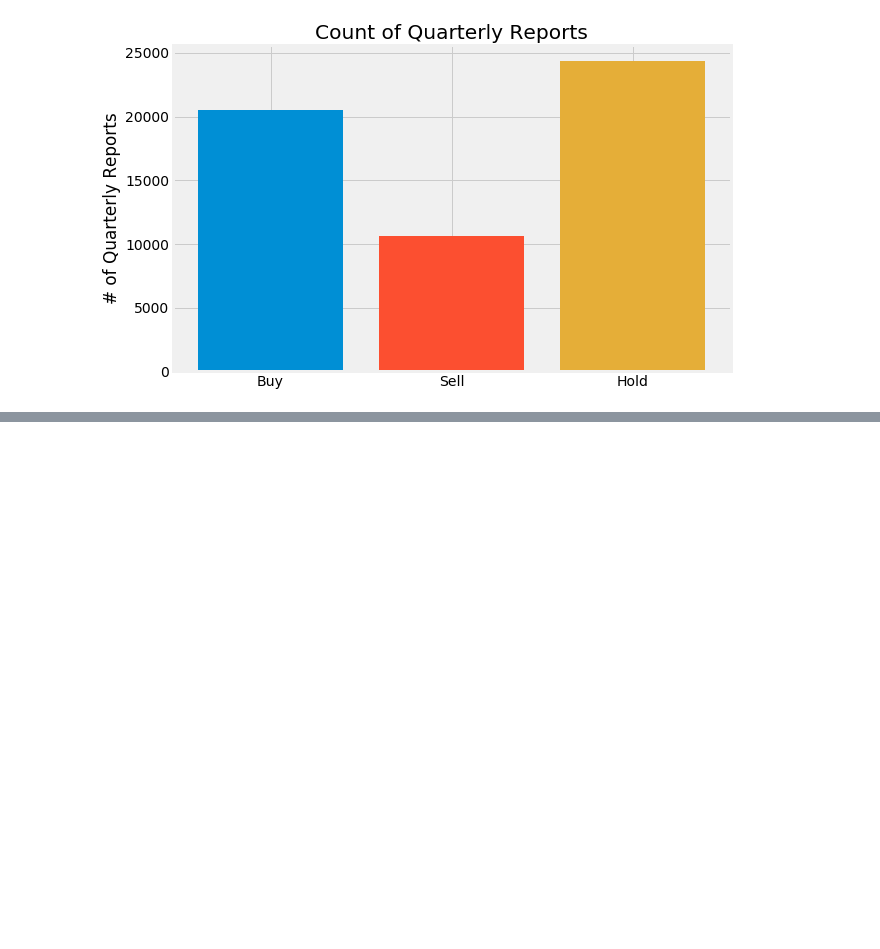
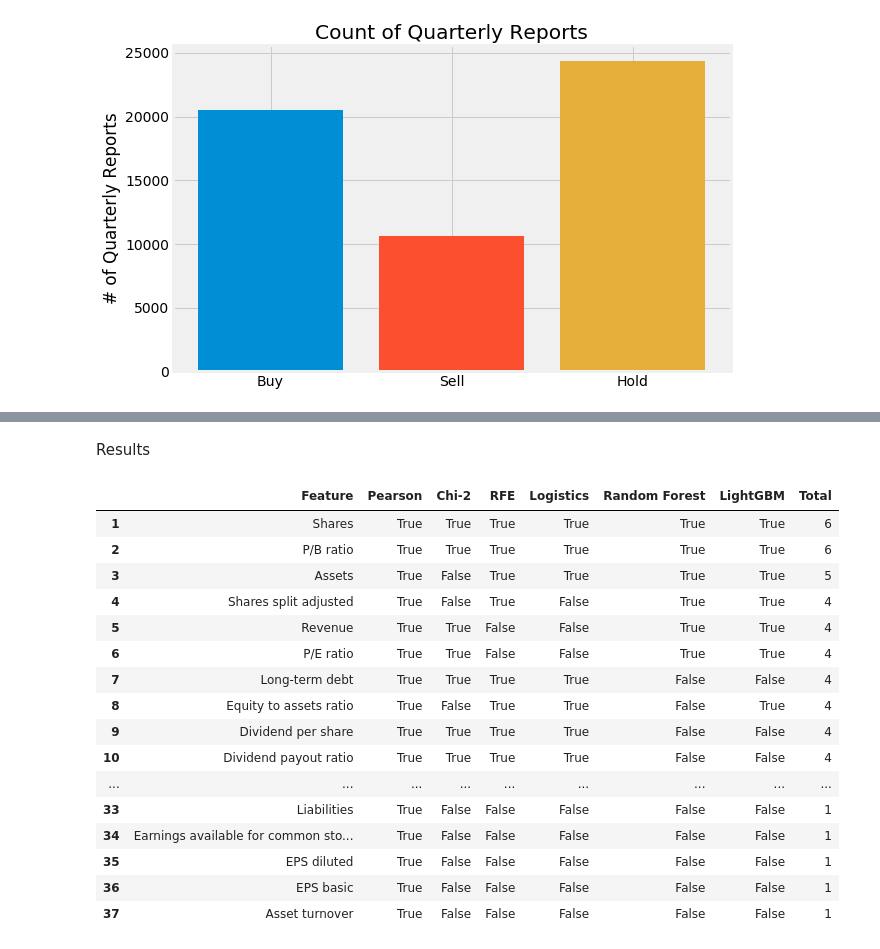
Before and after one commit to 914alexwillett/2020_Rough_Practice, a Jupyter notebook: stockpup_FeatureSelection.ipynb, the cells around one changed output, grey strips where cells are left out. Cells and saved outputs as stored; diff of their text form; code cells hidden in the pictures; blank space fills up the shorter version.

```diff
--- a/stockpup_FeatureSelection.ipynb
+++ b/stockpup_FeatureSelection.ipynb
@@ -122,0 +300,3 @@ plt.show()
+# %%
+embeded_rf_selector = SelectFromModel(RandomForestClassifier(n_estimators=100), max_features=num_feats)
+embeded_rf_selector.fit(X, y)
@@ -122,0 +321,4 @@ plt.show()
+# %%
+embeded_rf_support = embeded_rf_selector.get_support()
+embeded_rf_feature = X.loc[:,embeded_rf_support].columns.tolist()
+print(str(len(embeded_rf_feature)), 'selected features')
@@ -122,0 +350,6 @@ plt.show()
+# %%
+lgbc=LGBMClassifier(n_estimators=500, learning_rate=0.05, num_leaves=32, colsample_bytree=0.2,
+                   reg_alpha=3, reg_lambda=1, min_split_gain=0.01, min_child_weight=40)
+
+embeded_lgb_selector = SelectFromModel(lgbc, max_features=num_feats)
+embeded_lgb_selector.fit(X, y)
@@ -122,0 +372,4 @@ plt.show()
+# %%
+embeded_lgb_support = embeded_lgb_selector.get_support()
+embeded_lgb_feature = X.loc[:,embeded_lgb_support].columns.tolist()
+print(str(len(embeded_lgb_feature)), 'selected features')
@@ -122,0 +396,37 @@ plt.show()
+# %% [markdown]
+Results
+# %%
+pd.set_option('display.max_rows', None)
+# put all selection together
+feature_selection_df = pd.DataFrame({'Feature': feature_name,
+                                    'Pearson': cor_support,
+                                    'Chi-2': chi_support,
+                                    'RFE': rfe_support,
+                                    'Logistics': embeded_lr_support,
+                                    'Random Forest': embeded_rf_support,
+                                    'LightGBM': embeded_lgb_support})
+
+# count the selected times for each feature
+feature_selection_df['Total'] = np.sum(feature_selection_df, axis=1)
+# display top features
+feature_selection_df = feature_selection_df.sort_values(['Total', 'Feature'], ascending=False)
+feature_selection_df.index = range(1, len(feature_selection_df)+1)
+feature_selection_df
+# %% [output]
+|  | Feature | Pearson | Chi-2 | RFE | Logistics | Random Forest | LightGBM | Total |
+| 1 | Shares | True | True | True | True | True | True | 6 |
+| 2 | P/B ratio | True | True | True | True | True | True | 6 |
+| 3 | Assets | True | False | True | True | True | True | 5 |
+| 4 | Shares split adjusted | True | False | True | False | True | True | 4 |
+| 5 | Revenue | True | True | False | False | True | True | 4 |
+| 6 | P/E ratio | True | True | False | False | True | True | 4 |
+| 7 | Long-term debt | True | True | True | True | False | False | 4 |
+| 8 | Equity to assets ratio | True | False | True | True | False | True | 4 |
+| 9 | Dividend per share | True | True | True | True | False | False | 4 |
+| 10 | Dividend payout ratio | True | True | True | True | False | False | 4 |
+| ... | ... | ... | ... | ... | ... | ... | ... | ... |
+| 33 | Liabilities | True | False | False | False | False | False | 1 |
+| 34 | Earnings available for common sto... | True | False | False | False | False | False | 1 |
+| 35 | EPS diluted | True | False | False | False | False | False | 1 |
+| 36 | EPS basic | True | False | False | False | False | False | 1 |
+| 37 | Asset turnover | True | False | False | False | False | False | 1 |
```
Also changed, not shown: parts of 28 cells of this notebook.
